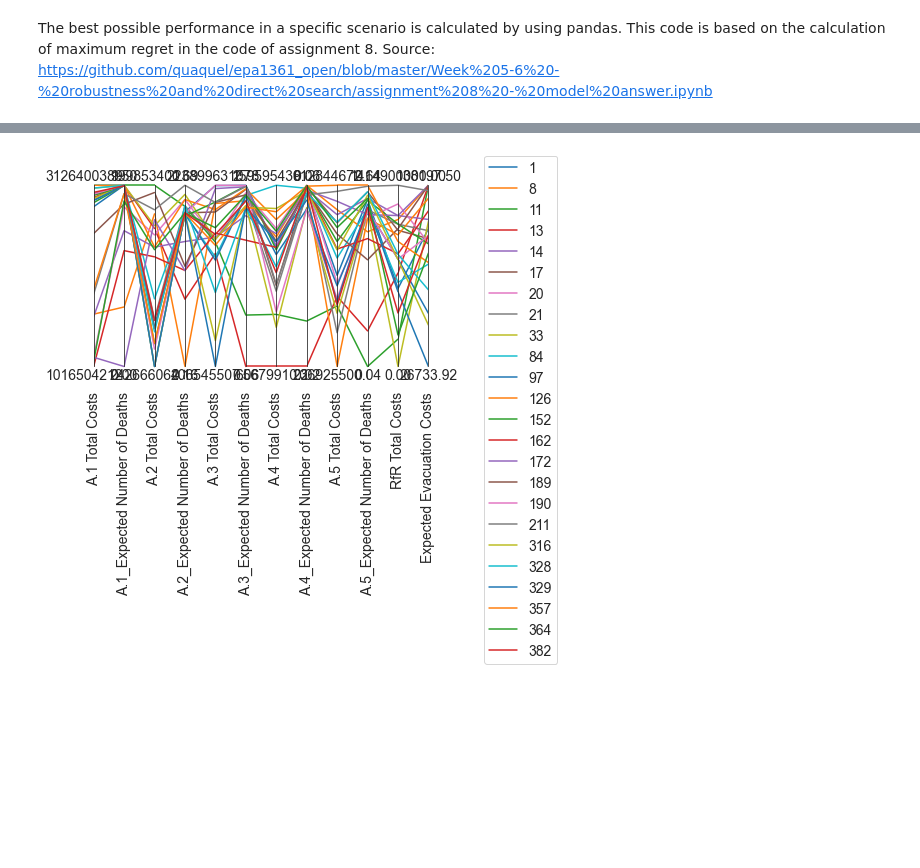
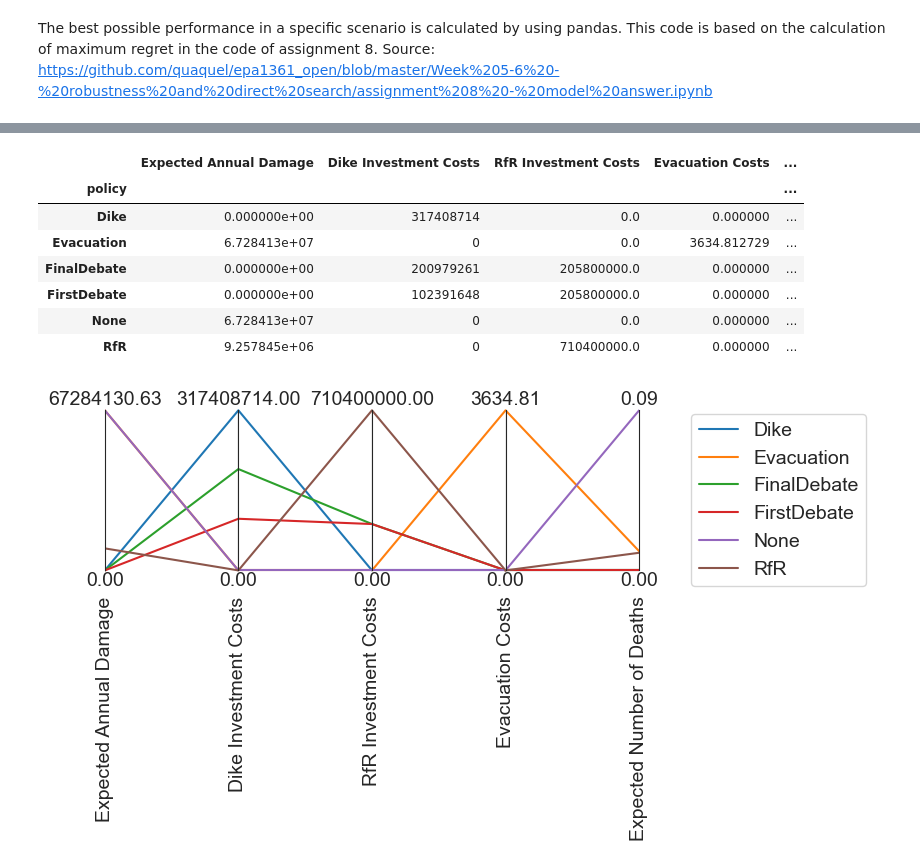
Before and after one commit to green-caro/epa1361_open, a Jupyter notebook: final assignment/V2_Multi-scenario_MORDM_and_ScenarioDiscovery.ipynb, the cells around one changed output, grey strips where cells are left out. Cells and saved outputs as stored; diff of their text form; code cells hidden in the pictures; blank space fills up the shorter version.

```diff
--- a/final assignment/V2_Multi-scenario_MORDM_and_ScenarioDiscovery.ipynb
+++ b/final assignment/V2_Multi-scenario_MORDM_and_ScenarioDiscovery.ipynb
@@ -558,7 +570,7 @@ from ema_workbench import ScalarOutcome
 import pandas as pd
 import numpy as np
 from problem_formulation import get_model_for_problem_formulation
-model, planning_steps = get_model_for_problem_formulation(3)
+model, planning_steps = get_model_for_problem_formulation(2)
 
 
 experiments, outcomes = results
@@ -603,7 +608,7 @@ limits = parcoords.get_limits(data)
 paraxes = parcoords.ParallelAxes(limits)
 #paraxes.plot(data)
 for i, (index, row) in enumerate(data.iterrows()):
-    paraxes.plot(row.to_frame().T, label=str(index), color=colors[i])
+    paraxes.plot(row.to_frame().T, label=str(index), color=sns.color_palette()[i])
 paraxes.legend()
 
 plt.savefig('s_to_n parcoords')
@@ -628,7 +632,7 @@ Source: https://github.com/quaquel/epa1361_open/blob/master/Week%205-6%20-%20rob
 experiments, outcomes = results
 
 overall_regret = {}
-max_regret = {}
+min_regret = {}
 for outcome in model.outcomes:
     policy_column = experiments['policy']
 
@@ -645,16 +649,23 @@ for outcome in model.outcomes:
     # pivoting, (might be a nicer solution possible)
     data.columns = data.columns.get_level_values(1)
 
-    outcome_regret = (data.max(axis=1)[:, np.newaxis] - data).abs()
+    data_min = pd.DataFrame()
+
+    for i in range(0,data.shape[1],1):
+        data_min = pd.concat([data_min, data.min(axis=1)], axis=1)
+
+    data_min = data_min.set_axis(data.columns, axis=1)
+
+    outcome_regret = (data_min - data).abs()
 
     overall_regret[outcome.name] = outcome_regret
-    max_regret[outcome.name] = outcome_regret.max()
+    min_regret[outcome.name] = outcome_regret.min()
 # %%
 import seaborn as sns
 
-max_regret = pd.DataFrame(max_regret)
+min_regret = pd.DataFrame(min_regret)
 plt.figure(figsize = (12,14))
-sns.heatmap(max_regret/max_regret.max(), annot=True)
+sns.heatmap(min_regret/min_regret.max(), annot=True)
 plt.subplots_adjust(bottom = 0.28)
 #sns.set(rc={'figure.figuresize':(15,8)})
 #fig.tight_layout()
@@ -687,16 +677,27 @@ max_regret
+# %%
+min_regret
+# %% [output]
+|  | Expected Annual Damage | Dike Investment Costs | RfR Investment Costs | Evacuation Costs | ... |
+| policy |  |  |  |  | ... |
+| Dike | 0.000000e+00 | 317408714 | 0.0 | 0.000000 | ... |
+| Evacuation | 6.728413e+07 | 0 | 0.0 | 3634.812729 | ... |
+| FinalDebate | 0.000000e+00 | 200979261 | 205800000.0 | 0.000000 | ... |
+| FirstDebate | 0.000000e+00 | 102391648 | 205800000.0 | 0.000000 | ... |
+| None | 6.728413e+07 | 0 | 0.0 | 0.000000 | ... |
+| RfR | 9.257845e+06 | 0 | 710400000.0 | 0.000000 | ... |
 # %%
-data = max_regret
+data = min_regret
 
 colors = sns.color_palette(n_colors=len(data))
 
 limits = parcoords.get_limits(data)
 #limits.loc[0, ['utility', 'inertia', 'reliability', 'max_P']] = 0
 
 paraxes = parcoords.ParallelAxes(limits)
 for i, (index, row) in enumerate(data.iterrows()):
     paraxes.plot(row.to_frame().T, label=str(index), color=colors[i])
 paraxes.legend()
 plt.savefig('regret parcoords')
 plt.show()
 # %% [output]
-[figure, old version]
+[figure, new version]
```
Also changed, not shown: parts of 12 cells of this notebook, 3 other files.
